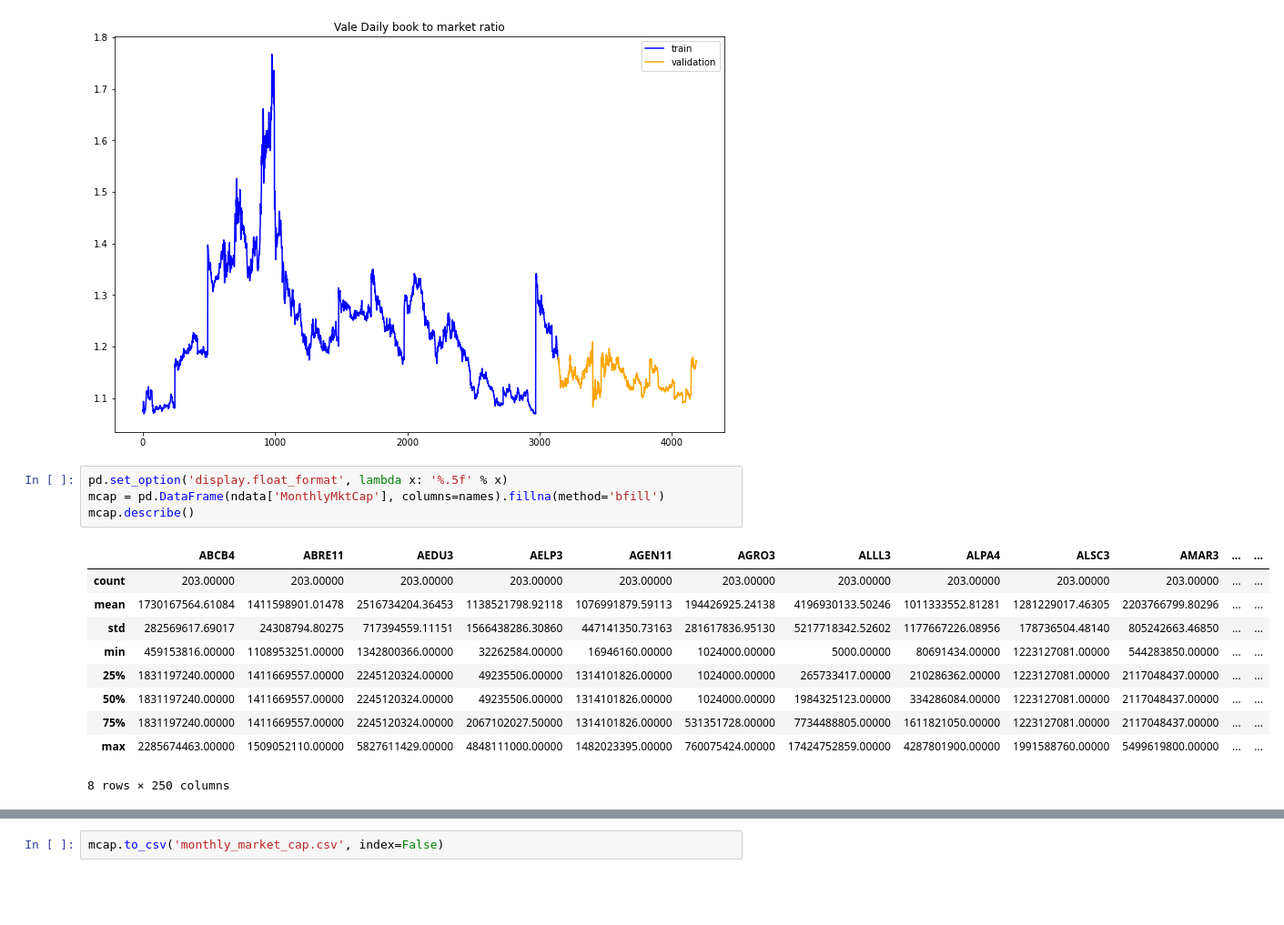
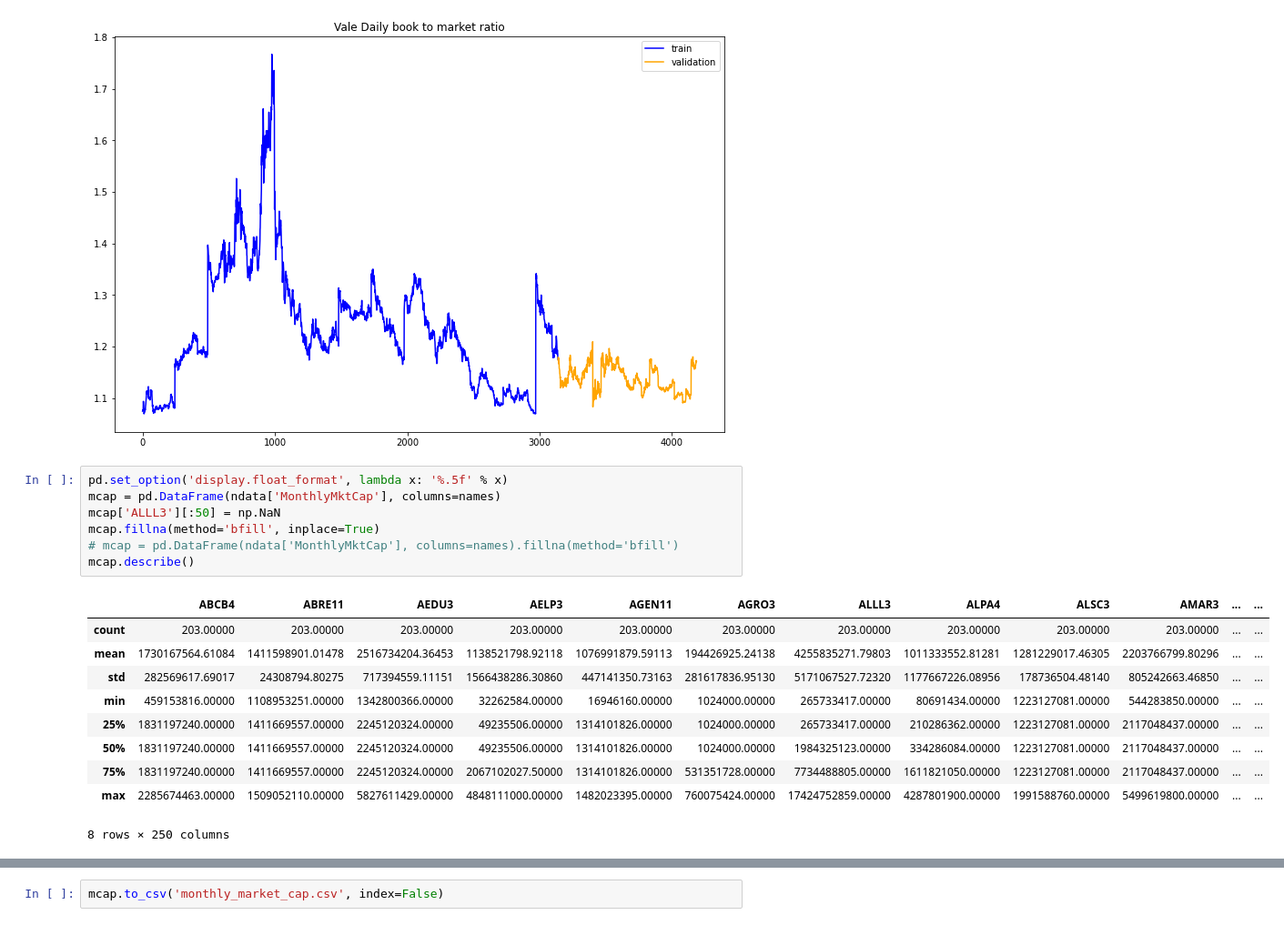
Before and after one commit to gabrielvieira37/master_thesis, a Jupyter notebook: data/exploratory_analysis.ipynb, the cells around one changed output, grey strips where cells are left out. Shown at 91% size. Cells and saved outputs as stored; diff of their text form; blank space fills up the shorter version.

```diff
--- a/data/exploratory_analysis.ipynb
+++ b/data/exploratory_analysis.ipynb
@@ -309,14 +309,17 @@ for train, val in splits.split(book_to_mkt_ratio):
 [figure]
 # %%
 pd.set_option('display.float_format', lambda x: '%.5f' % x)
-mcap = pd.DataFrame(ndata['MonthlyMktCap'], columns=names).fillna(method='bfill')
+mcap = pd.DataFrame(ndata['MonthlyMktCap'], columns=names)
+mcap['ALLL3'][:50] = np.NaN
+mcap.fillna(method='bfill', inplace=True)
+# mcap = pd.DataFrame(ndata['MonthlyMktCap'], columns=names).fillna(method='bfill')
 mcap.describe()
 # %% [output]
 |  | ABCB4 | ABRE11 | AEDU3 | AELP3 | AGEN11 | AGRO3 | ALLL3 | ALPA4 | ALSC3 | AMAR3 | ... | ... |
 | count | 203.00000 | 203.00000 | 203.00000 | 203.00000 | 203.00000 | 203.00000 | 203.00000 | 203.00000 | 203.00000 | 203.00000 | ... | ... |
-| mean | 1730167564.61084 | 1411598901.01478 | 2516734204.36453 | 1138521798.92118 | 1076991879.59113 | 194426925.24138 | 4196930133.50246 | 1011333552.81281 | 1281229017.46305 | 2203766799.80296 | ... | ... |
-| std | 282569617.69017 | 24308794.80275 | 717394559.11151 | 1566438286.30860 | 447141350.73163 | 281617836.95130 | 5217718342.52602 | 1177667226.08956 | 178736504.48140 | 805242663.46850 | ... | ... |
-| min | 459153816.00000 | 1108953251.00000 | 1342800366.00000 | 32262584.00000 | 16946160.00000 | 1024000.00000 | 5000.00000 | 80691434.00000 | 1223127081.00000 | 544283850.00000 | ... | ... |
+| mean | 1730167564.61084 | 1411598901.01478 | 2516734204.36453 | 1138521798.92118 | 1076991879.59113 | 194426925.24138 | 4255835271.79803 | 1011333552.81281 | 1281229017.46305 | 2203766799.80296 | ... | ... |
+| std | 282569617.69017 | 24308794.80275 | 717394559.11151 | 1566438286.30860 | 447141350.73163 | 281617836.95130 | 5171067527.72320 | 1177667226.08956 | 178736504.48140 | 805242663.46850 | ... | ... |
+| min | 459153816.00000 | 1108953251.00000 | 1342800366.00000 | 32262584.00000 | 16946160.00000 | 1024000.00000 | 265733417.00000 | 80691434.00000 | 1223127081.00000 | 544283850.00000 | ... | ... |
 | 25% | 1831197240.00000 | 1411669557.00000 | 2245120324.00000 | 49235506.00000 | 1314101826.00000 | 1024000.00000 | 265733417.00000 | 210286362.00000 | 1223127081.00000 | 2117048437.00000 | ... | ... |
 | 50% | 1831197240.00000 | 1411669557.00000 | 2245120324.00000 | 49235506.00000 | 1314101826.00000 | 1024000.00000 | 1984325123.00000 | 334286084.00000 | 1223127081.00000 | 2117048437.00000 | ... | ... |
 | 75% | 1831197240.00000 | 1411669557.00000 | 2245120324.00000 | 2067102027.50000 | 1314101826.00000 | 531351728.00000 | 7734488805.00000 | 1611821050.00000 | 1223127081.00000 | 2117048437.00000 | ... | ... |
```
Also changed, not shown: parts of 3 cells of this notebook.
